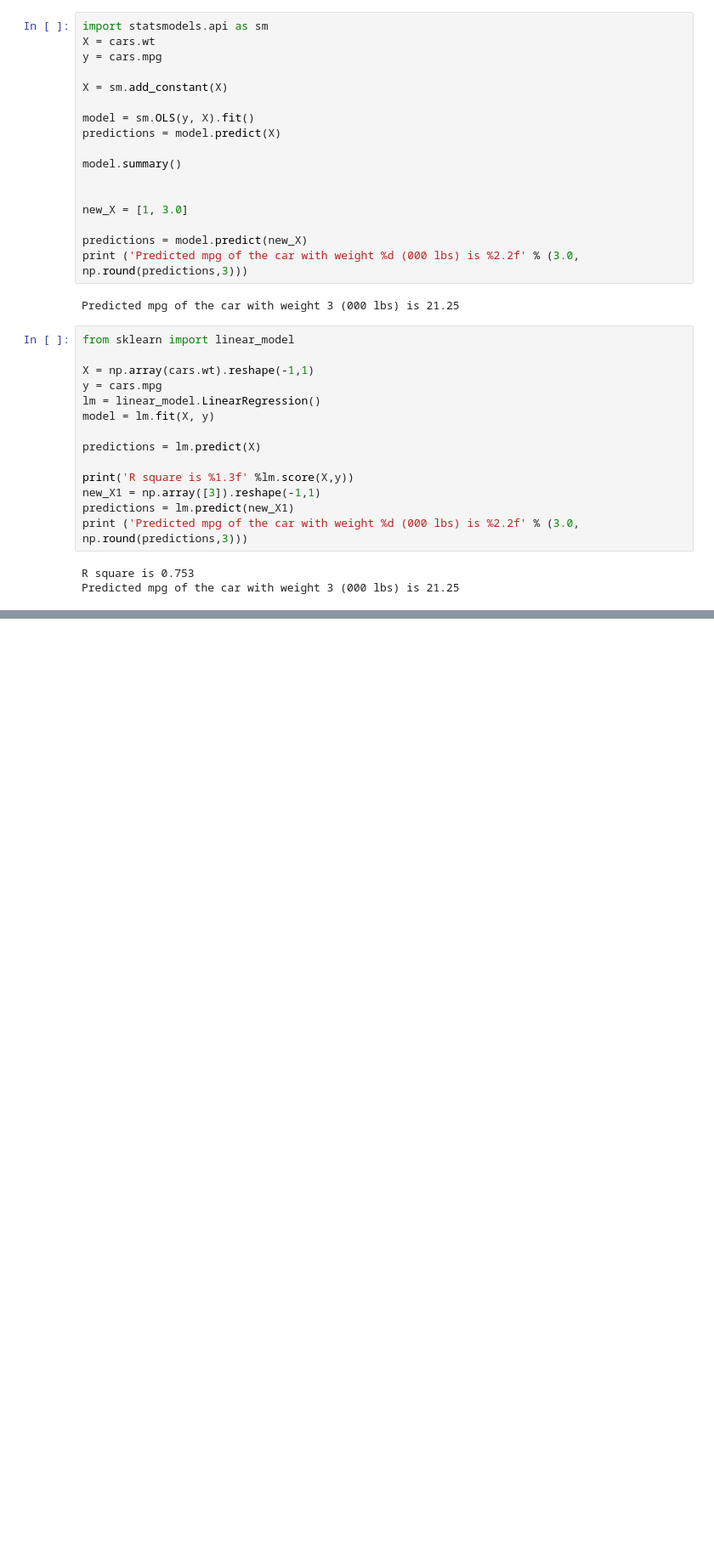
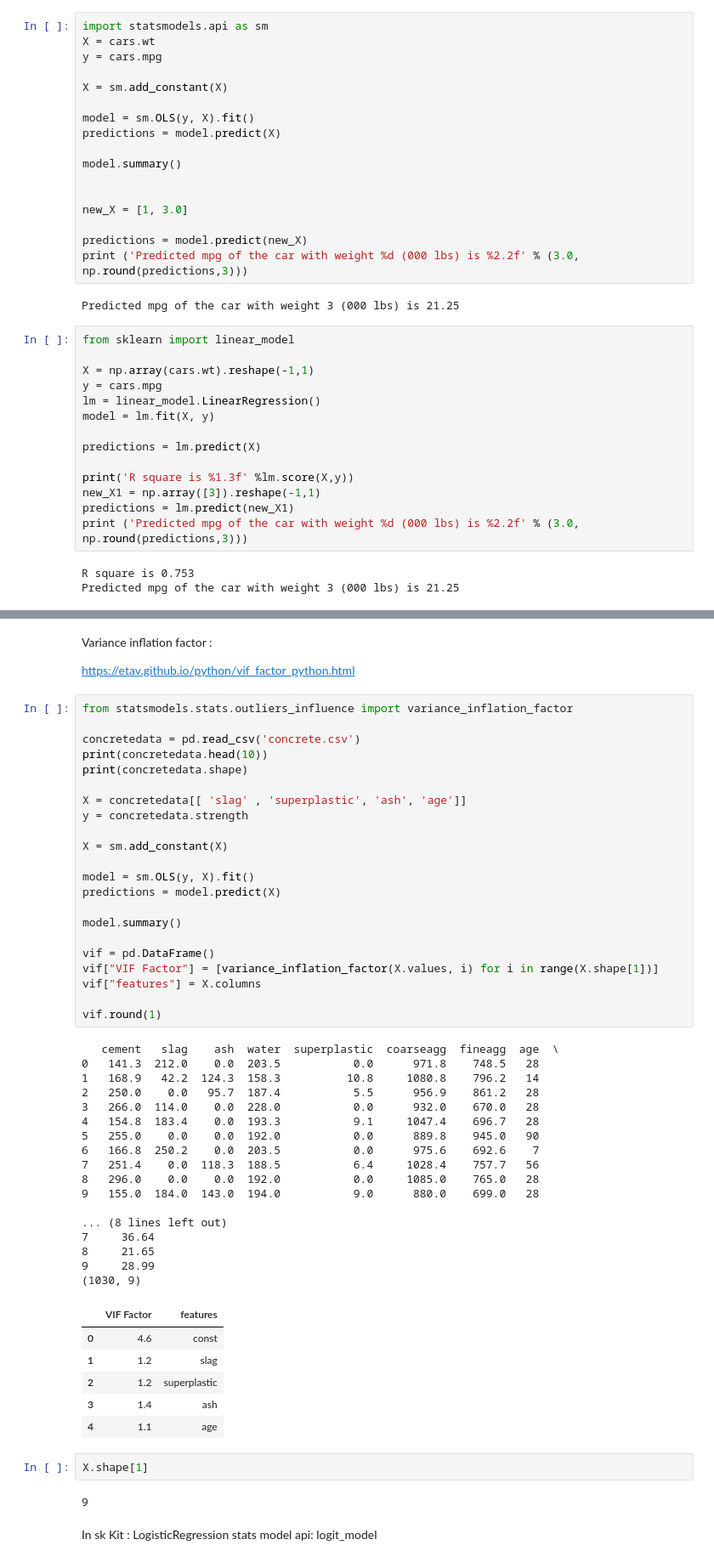
Before and after one commit to ChangappaMA/PyNLPTut, a Jupyter notebook: Machinelearning.ipynb, the cells around one changed output, grey strips where cells are left out. Shown: that part at 85% size. Drawn from its saved outputs; the diff is of its cells as text; blank space fills up the shorter version.

```diff
--- a/Machinelearning.ipynb
+++ b/Machinelearning.ipynb
@@ -384,0 +446,57 @@ Predicted mpg of the car with weight 3 (000 lbs) is 21.25
+# %% [markdown]
+Variance inflation factor :
+
+https://etav.github.io/python/vif_factor_python.html
+# %%
+from statsmodels.stats.outliers_influence import variance_inflation_factor
+
+concretedata = pd.read_csv('concrete.csv')
+print(concretedata.head(10))
+print(concretedata.shape)
+
+X = concretedata[[ 'slag' , 'superplastic', 'ash', 'age']]
+y = concretedata.strength
+
+X = sm.add_constant(X)
+
+model = sm.OLS(y, X).fit()
+predictions = model.predict(X)
+
+model.summary()
+
+vif = pd.DataFrame()
+vif["VIF Factor"] = [variance_inflation_factor(X.values, i) for i in range(X.shape[1])]
+vif["features"] = X.columns
+
+vif.round(1)
+# %% [output]
+   cement   slag    ash  water  superplastic  coarseagg  fineagg  age  \
+0   141.3  212.0    0.0  203.5           0.0      971.8    748.5   28
+1   168.9   42.2  124.3  158.3          10.8     1080.8    796.2   14
+2   250.0    0.0   95.7  187.4           5.5      956.9    861.2   28
+3   266.0  114.0    0.0  228.0           0.0      932.0    670.0   28
+4   154.8  183.4    0.0  193.3           9.1     1047.4    696.7   28
+5   255.0    0.0    0.0  192.0           0.0      889.8    945.0   90
+6   166.8  250.2    0.0  203.5           0.0      975.6    692.6    7
+7   251.4    0.0  118.3  188.5           6.4     1028.4    757.7   56
+8   296.0    0.0    0.0  192.0           0.0     1085.0    765.0   28
+9   155.0  184.0  143.0  194.0           9.0      880.0    699.0   28
+
+... (8 lines left out)
+7     36.64
+8     21.65
+9     28.99
+(1030, 9)
+|  | VIF Factor | features |
+| 0 | 4.6 | const |
+| 1 | 1.2 | slag |
+| 2 | 1.2 | superplastic |
+| 3 | 1.4 | ash |
+| 4 | 1.1 | age |
+# %%
+X.shape[1]
+# %% [output]
+9
+# %% [markdown]
+In sk Kit : LogisticRegression
+stats model api: logit_model
```
Also changed, not shown: parts of 7 cells of this notebook.
